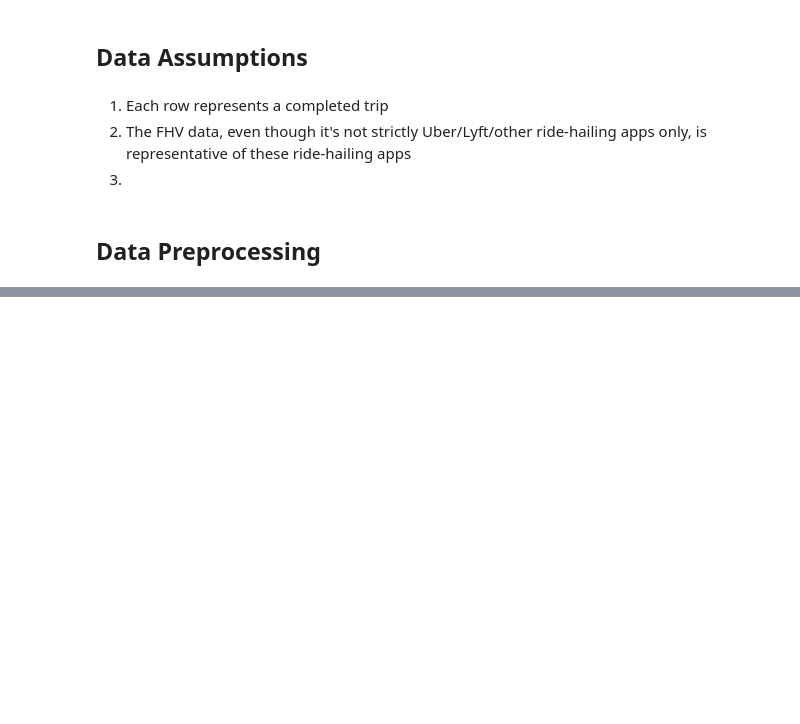
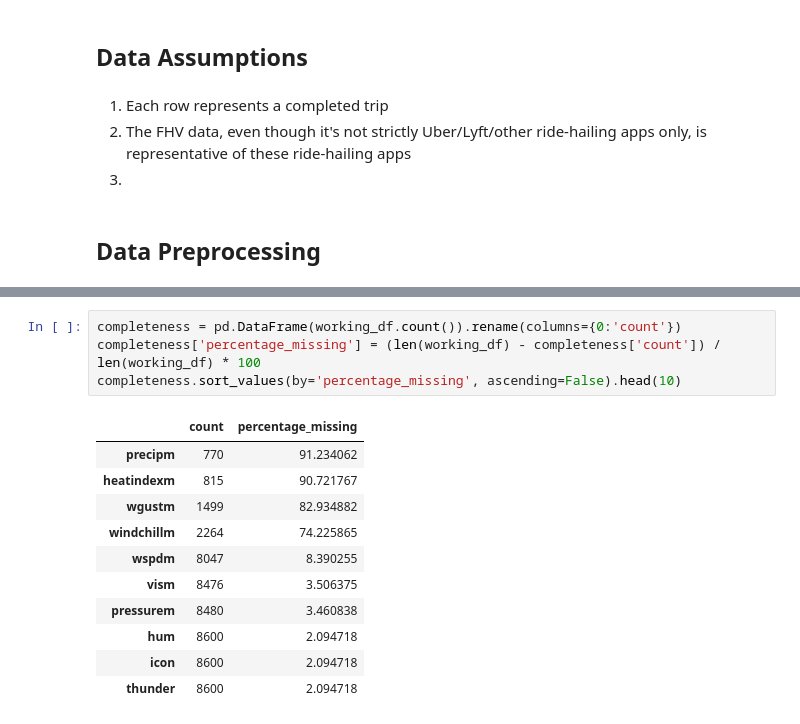
Before and after one commit to llingcaro/vupico-taxi-demand-prediction, a Jupyter notebook: analysis/01_datapreprocessing.ipynb, the cells around one changed output, grey strips where cells are left out. Saved outputs shown, nothing was run; the diff lists cells and outputs as text; blank space fills up the shorter version.

```diff
--- a/analysis/01_datapreprocessing.ipynb
+++ b/analysis/01_datapreprocessing.ipynb
@@ -58,0 +119,16 @@ data
+# %%
+completeness = pd.DataFrame(working_df.count()).rename(columns={0:'count'})
+completeness['percentage_missing'] = (len(working_df) - completeness['count']) / len(working_df) * 100
+completeness.sort_values(by='percentage_missing', ascending=False).head(10)
+# %% [output]
+|  | count | percentage_missing |
+| precipm | 770 | 91.234062 |
+| heatindexm | 815 | 90.721767 |
+| wgustm | 1499 | 82.934882 |
+| windchillm | 2264 | 74.225865 |
+| wspdm | 8047 | 8.390255 |
+| vism | 8476 | 3.506375 |
+| pressurem | 8480 | 3.460838 |
+| hum | 8600 | 2.094718 |
+| icon | 8600 | 2.094718 |
+| thunder | 8600 | 2.094718 |
```
Also changed, not shown: parts of 41 cells of this notebook.
